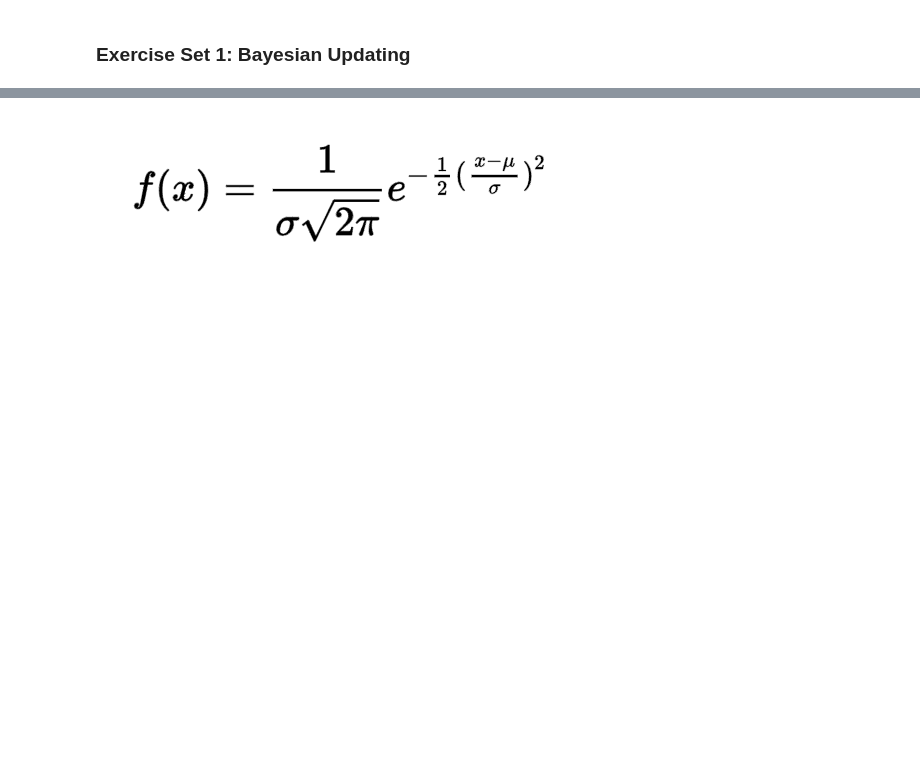
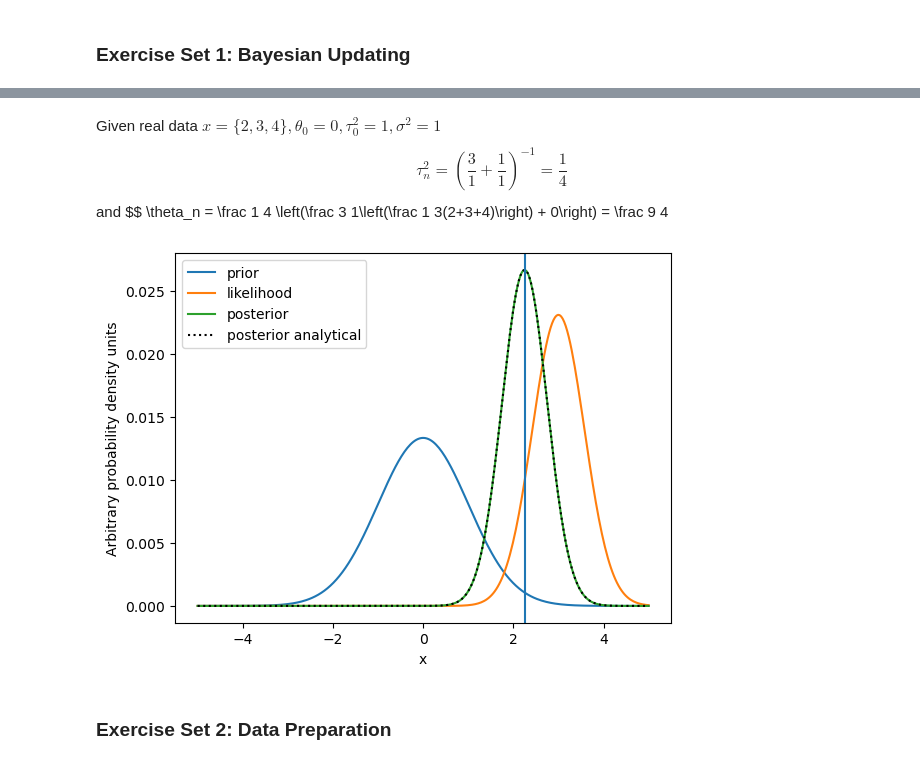
Before and after one commit to AdamBedel/ners590, a Jupyter notebook: bedel_lab3.ipynb, the cells around one changed output, grey strips where cells are left out. Drawn from its saved outputs; the diff is of its cells as text; code cells hidden in the pictures; blank space fills up the shorter version.

```diff
--- a/bedel_lab3.ipynb
+++ b/bedel_lab3.ipynb
@@ -52,2 +65,55 @@ $$
-# %% [markdown]
-![image.png](attachment:image.png)
+# %% [markdown]
+Given real data $ x = \{2,3,4\}, \theta_0 = 0, \tau_0^2 = 1, \sigma^2 = 1 $
+$$
+    \tau_n^2 = \left(\frac 3 1 + \frac 1 1\right)^{-1} = \frac 1 4
+$$
+and
+$$
+    \theta_n = \frac 1 4 \left(\frac 3 1\left(\frac 1 3(2+3+4)\right) + 0\right) = \frac 9 4
+# %%
+# Exercise Set 1 (c)
+
+# Define some helpful functions
+def normProbDensity(mu, sig, x):
+    return 1/(sig * np.sqrt(2 * np.pi)) * np.exp(-(x-mu)**2 / (2 * sig**2))
+
+def scaleProb(x):
+    scaler = 1 / np.sum(x)
+    return x * scaler
+
+# get prior graph
+x = np.linspace(-5,5,300)
+prior = normProbDensity(0, 1, x)
+
+# get likelihood graph numerically
+draws = [2,3,4]
+likelihood = np.ones(x.size)
+for i in draws:
+    likelihood = likelihood * normProbDensity(np.mean(draws), 1, x)
+
+# get posterior graph using bayes theorem
+posterior = likelihood * prior
+
+# scale probability densities for graphing
+prior = scaleProb(prior)
+likelihood = scaleProb(likelihood)
+posterior = scaleProb(posterior)
+
+# get posterior graph from analytical solution of bayes theorem
+posterior2 = normProbDensity(9/4, 1/2, x)
+posterior2 = scaleProb(posterior2)
+
+# plot all distributions
+plt.plot(x, prior, label='prior')
+plt.plot(x, likelihood, label='likelihood')
+plt.plot(x, posterior, label='posterior')
+plt.plot(x, posterior2, label='posterior analytical', linestyle='dotted', color='black')
+plt.axvline(9/4)
+plt.ylabel('Arbitrary probability density units')
+plt.xlabel('x')
+plt.legend()
+plt.show()
+# %% [output]
+[figure, added]
+# %% [markdown]
+<h3> Exercise Set 2: Data Preparation
```
Also changed, not shown: parts of 5 cells of this notebook, 2 other files.
